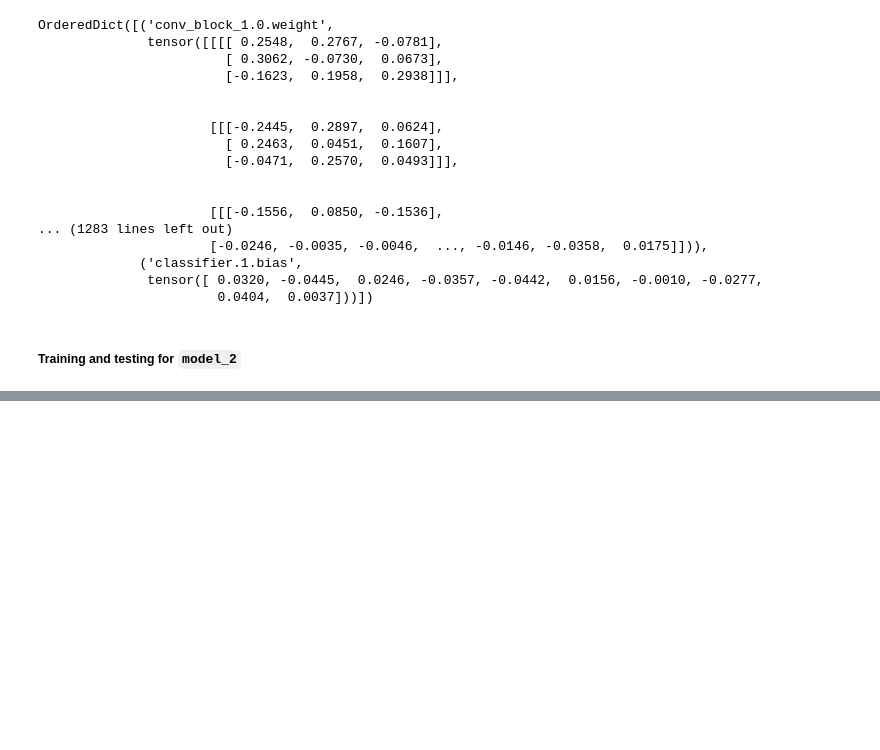
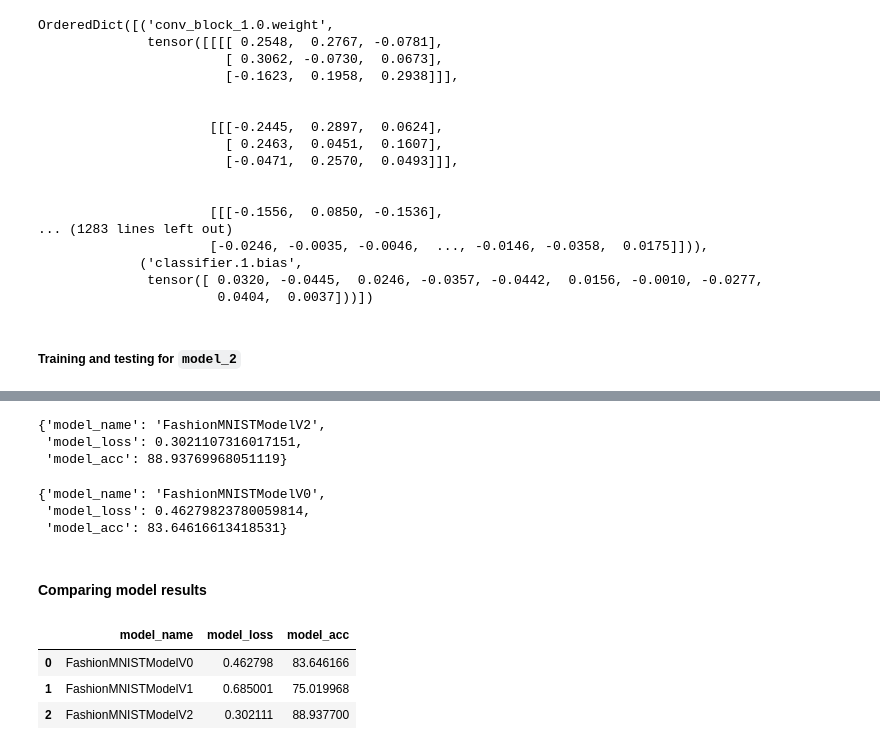
Before and after one commit to arulkumarann/fashionMNIST-CNN-Classification, a Jupyter notebook: computer_vision.ipynb, the cells around one changed output, grey strips where cells are left out. Cells and saved outputs as stored; diff of their text form; code cells hidden in the pictures; blank space fills up the shorter version.

```diff
--- a/computer_vision.ipynb
+++ b/computer_vision.ipynb
@@ -516,0 +521,29 @@ Train time is 165.522 seconds
+# %%
+model_2_results = eval_model(model = model_2,
+                             data_loader=test_dataloader,
+                             loss_fn = loss_fn,
+                             accuracy_fn = accuracy_fn)
+
+model_2_results
+# %% [output]
+{'model_name': 'FashionMNISTModelV2',
+ 'model_loss': 0.3021107316017151,
+ 'model_acc': 88.93769968051119}
+# %%
+model_0_results
+# %% [output]
+{'model_name': 'FashionMNISTModelV0',
+ 'model_loss': 0.46279823780059814,
+ 'model_acc': 83.64616613418531}
+# %% [markdown]
+#### Comparing model results
+# %%
+import pandas as pd
+compare_results = pd.DataFrame([model_0_results,
+                                model_1_results, model_2_results])
+compare_results
+# %% [output]
+|  | model_name | model_loss | model_acc |
+| 0 | FashionMNISTModelV0 | 0.462798 | 83.646166 |
+| 1 | FashionMNISTModelV1 | 0.685001 | 75.019968 |
+| 2 | FashionMNISTModelV2 | 0.302111 | 88.937700 |
```
Also changed, not shown: parts of 1 cell of this notebook.
